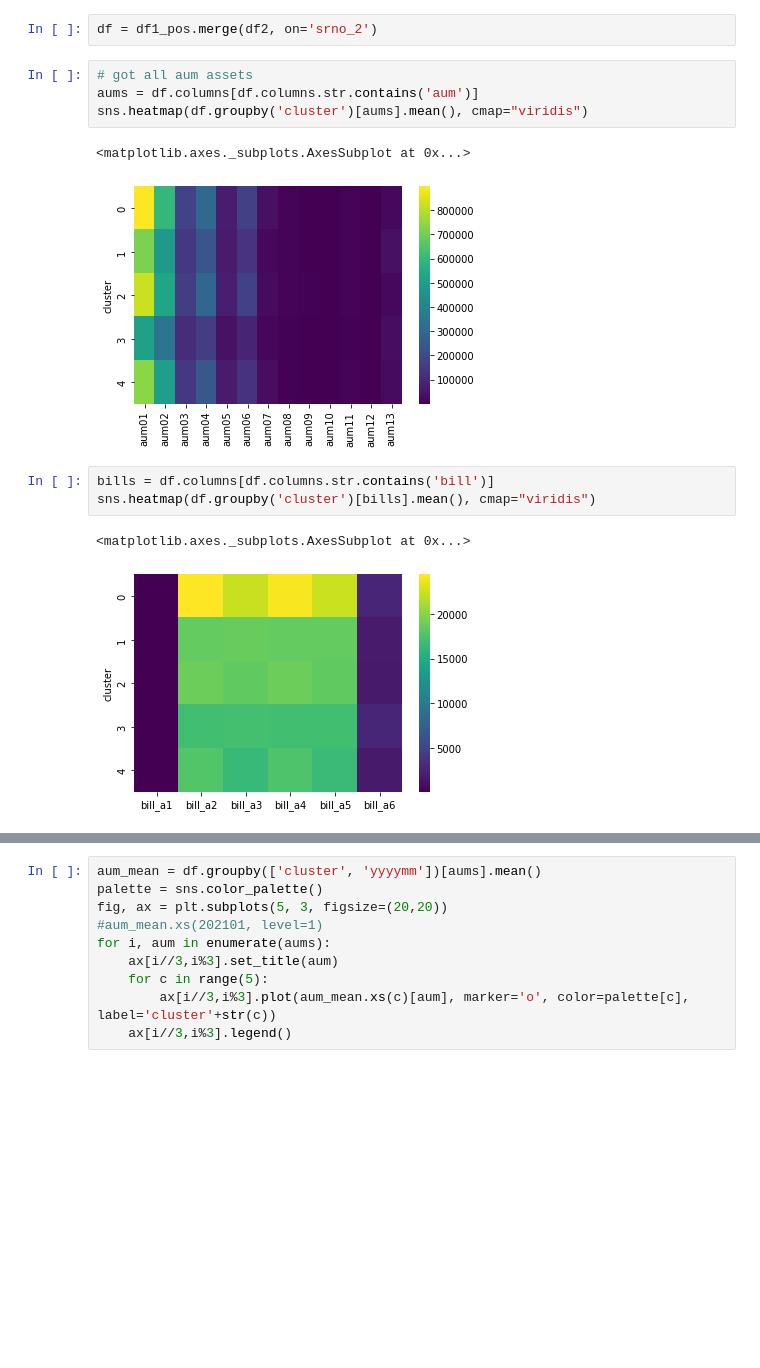
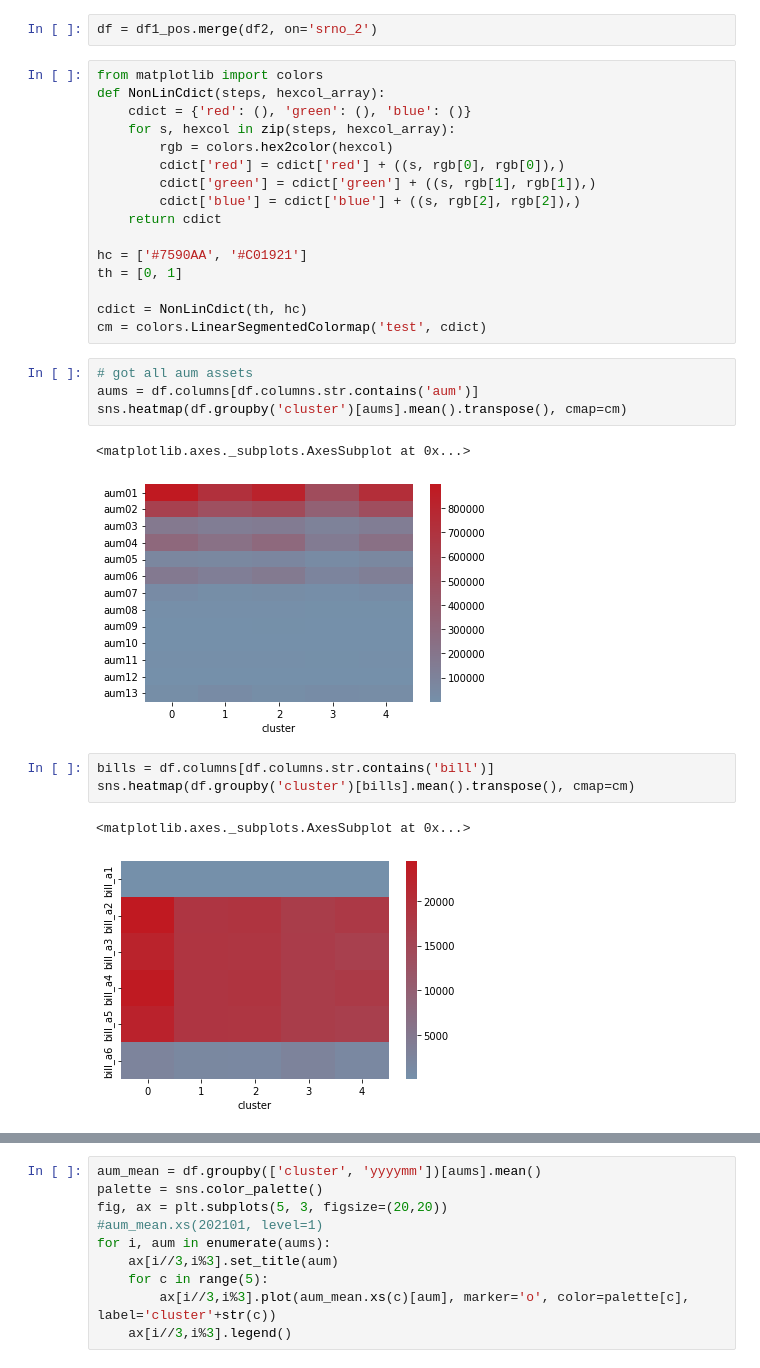
Before and after one commit to william50307/finance-project, a Jupyter notebook: EDA_cluster.ipynb, the cells around one changed output, grey strips where cells are left out. Cells and saved outputs as stored; diff of their text form; blank space fills up the shorter version.

Commit message:
update heatmap colormap

```diff
--- a/EDA_cluster.ipynb
+++ b/EDA_cluster.ipynb
@@ -41,17 +52,33 @@ df1_pos = df1_pos[df1_pos['cluster'] != -1]
 # %%
 df = df1_pos.merge(df2, on='srno_2')
+# %%
+from matplotlib import colors
+def NonLinCdict(steps, hexcol_array):
+    cdict = {'red': (), 'green': (), 'blue': ()}
+    for s, hexcol in zip(steps, hexcol_array):
+        rgb = colors.hex2color(hexcol)
+        cdict['red'] = cdict['red'] + ((s, rgb[0], rgb[0]),)
+        cdict['green'] = cdict['green'] + ((s, rgb[1], rgb[1]),)
+        cdict['blue'] = cdict['blue'] + ((s, rgb[2], rgb[2]),)
+    return cdict
+
+hc = ['#7590AA', '#C01921']
+th = [0, 1]
+
+cdict = NonLinCdict(th, hc)
+cm = colors.LinearSegmentedColormap('test', cdict)
 # %%
 # got all aum assets
 aums = df.columns[df.columns.str.contains('aum')]
-sns.heatmap(df.groupby('cluster')[aums].mean(), cmap="viridis")
+sns.heatmap(df.groupby('cluster')[aums].mean().transpose(), cmap=cm)
 # %% [output]
 <matplotlib.axes._subplots.AxesSubplot at 0x...>
-[figure, old version]
+[figure, new version]
 # %%
 bills = df.columns[df.columns.str.contains('bill')]
-sns.heatmap(df.groupby('cluster')[bills].mean(), cmap="viridis")
+sns.heatmap(df.groupby('cluster')[bills].mean().transpose(), cmap=cm)
 # %% [output]
 <matplotlib.axes._subplots.AxesSubplot at 0x...>
-[figure, old version]
+[figure, new version]
 # %%
 pmtas = df.columns[df.columns.str.contains('pmt_a')]
```
Also changed, not shown: parts of 4 cells of this notebook.
